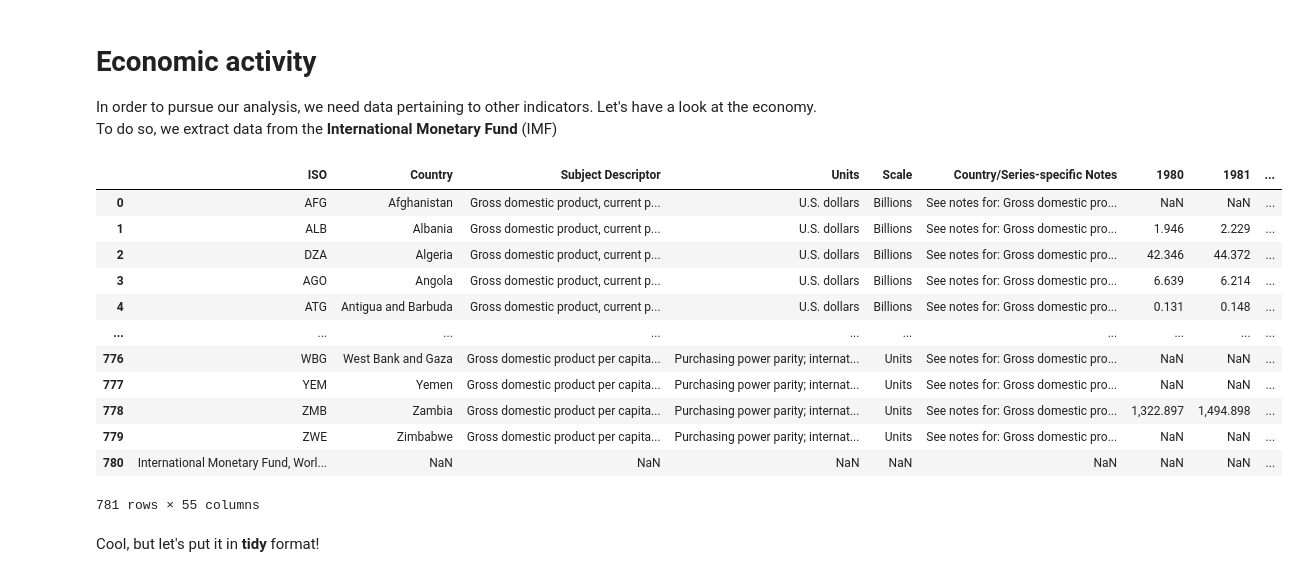
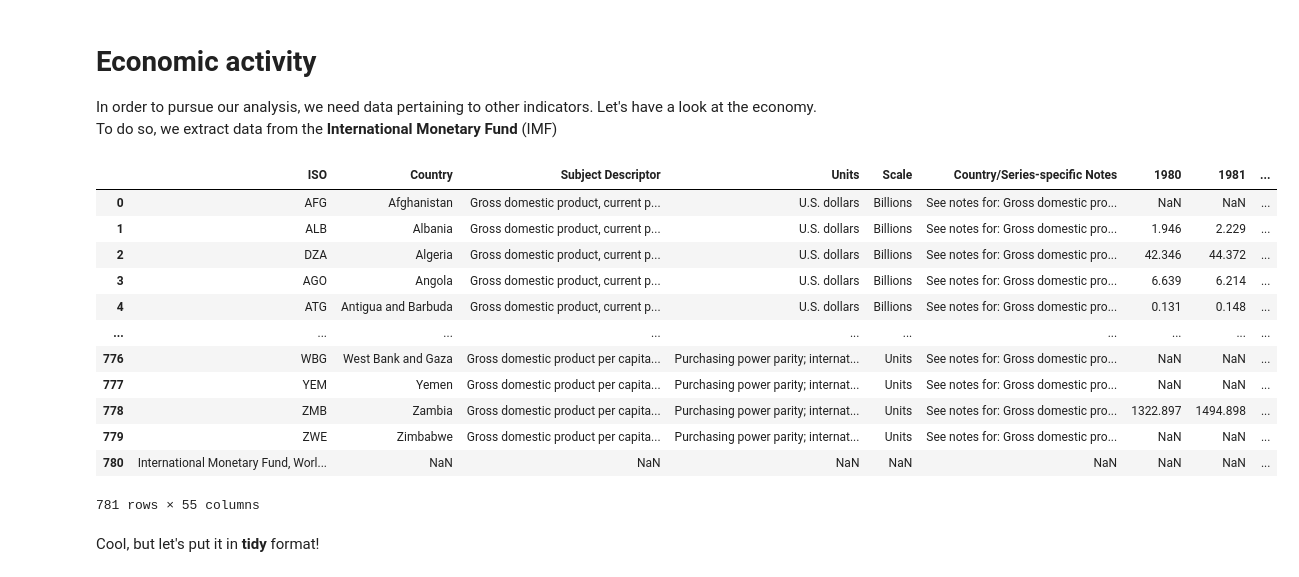
Before and after one commit to shokru/carbon_emissions, a Jupyter notebook: carbon.ipynb, the cells around one changed output. Cells and saved outputs as stored; diff of their text form; code cells hidden in the pictures.

```diff
--- a/carbon.ipynb
+++ b/carbon.ipynb
@@ -134,19 +140,19 @@ In order to pursue our analysis, we need data pertaining to other indicators. Le
 To do so, we extract data from the **International Monetary Fund** (IMF)
 # %%
 url = 'https://www.imf.org/imf/weodatabase/downloadreport?c=512,914,612,614,311,213,911,314,193,122,912,313,419,513,316,913,124,339,638,514,218,963,616,223,516,918,748,618,624,522,622,156,626,628,228,924,233,632,636,634,238,662,960,423,935,128,611,321,243,248,469,253,642,643,939,734,644,819,172,132,646,648,915,134,652,174,328,258,656,654,336,263,268,532,944,176,534,536,429,433,178,436,136,343,158,439,916,664,826,542,967,443,917,544,941,446,666,668,672,946,137,546,674,676,548,556,678,181,867,682,684,273,868,921,948,943,686,688,518,728,836,558,138,196,278,692,694,962,142,449,564,565,283,853,288,293,566,964,182,359,453,968,922,714,862,135,716,456,722,942,718,724,576,936,961,813,726,199,733,184,524,361,362,364,732,366,144,146,463,528,923,738,578,537,742,866,369,744,186,925,869,746,926,466,112,111,298,927,846,299,582,487,474,754,698,&s=NGDPD,PPPGDP,NGDPDPC,PPPPC,&sy=1980&ey=2026&ssm=0&scsm=1&scc=0&ssd=1&ssc=0&sic=1&sort=subject&ds=.&br=1&wsid=9335dcb0-fe3f-4d14-93e3-2a34483cfc3a'
-data_eco = pd.read_csv(url, skiprows = 0, sep='\t', encoding='UTF-16 LE')
+data_eco = pd.read_csv(url, skiprows = 0, sep='\t', encoding='UTF-16 LE', thousands = ",") # Import options
 data_eco
 # %% [output]
 |  | ISO | Country | Subject Descriptor | Units | Scale | Country/Series-specific Notes | 1980 | 1981 | ... |
 | 0 | AFG | Afghanistan | Gross domestic product, current p... | U.S. dollars | Billions | See notes for: Gross domestic pro... | NaN | NaN | ... |
 | 1 | ALB | Albania | Gross domestic product, current p... | U.S. dollars | Billions | See notes for: Gross domestic pro... | 1.946 | 2.229 | ... |
 | 2 | DZA | Algeria | Gross domestic product, current p... | U.S. dollars | Billions | See notes for: Gross domestic pro... | 42.346 | 44.372 | ... |
 | 3 | AGO | Angola | Gross domestic product, current p... | U.S. dollars | Billions | See notes for: Gross domestic pro... | 6.639 | 6.214 | ... |
 | 4 | ATG | Antigua and Barbuda | Gross domestic product, current p... | U.S. dollars | Billions | See notes for: Gross domestic pro... | 0.131 | 0.148 | ... |
 | ... | ... | ... | ... | ... | ... | ... | ... | ... | ... |
 | 776 | WBG | West Bank and Gaza | Gross domestic product per capita... | Purchasing power parity; internat... | Units | See notes for: Gross domestic pro... | NaN | NaN | ... |
 | 777 | YEM | Yemen | Gross domestic product per capita... | Purchasing power parity; internat... | Units | See notes for: Gross domestic pro... | NaN | NaN | ... |
-| 778 | ZMB | Zambia | Gross domestic product per capita... | Purchasing power parity; internat... | Units | See notes for: Gross domestic pro... | 1,322.897 | 1,494.898 | ... |
+| 778 | ZMB | Zambia | Gross domestic product per capita... | Purchasing power parity; internat... | Units | See notes for: Gross domestic pro... | 1322.897 | 1494.898 | ... |
 | 779 | ZWE | Zimbabwe | Gross domestic product per capita... | Purchasing power parity; internat... | Units | See notes for: Gross domestic pro... | NaN | NaN | ... |
 | 780 | International Monetary Fund, Worl... | NaN | NaN | NaN | NaN | NaN | NaN | NaN | ... |
 781 rows × 55 columns
```
Also changed, not shown: parts of 13 cells of this notebook.
